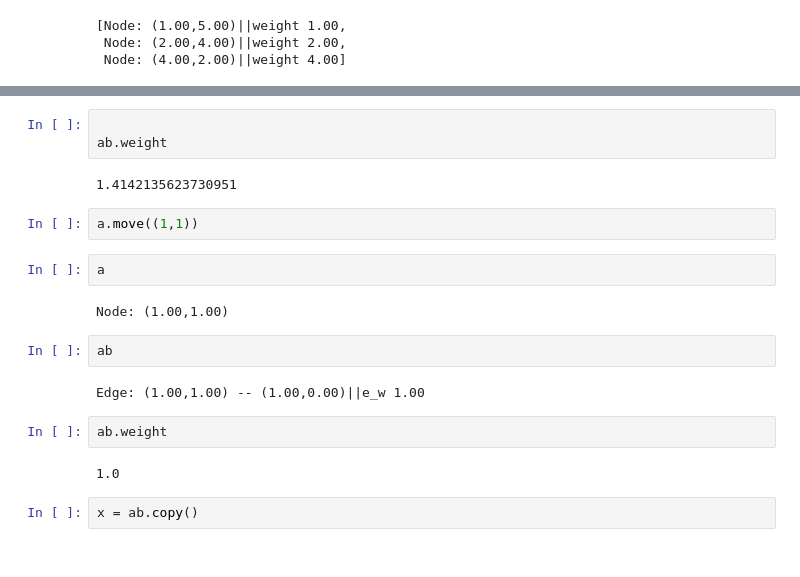
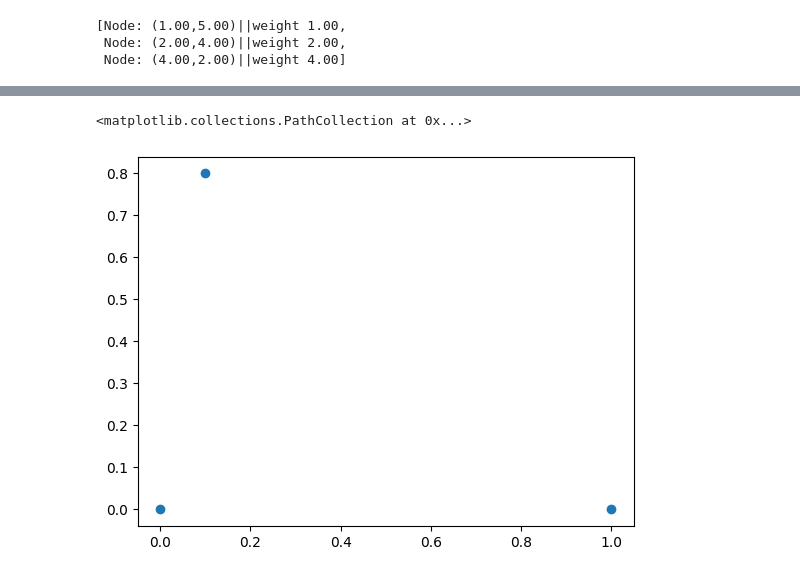
Before and after one commit to jmgpgit/Final-Project, a Jupyter notebook: src/recreate.ipynb, the cells around one changed output, grey strips where cells are left out. Saved outputs shown, nothing was run; the diff lists cells and outputs as text.

```diff
--- a/src/recreate.ipynb
+++ b/src/recreate.ipynb
@@ -710,21 +861,4 @@ Edge: (0.00,1.00) -- (1.00,0.00)||e_w 1.41
 # %%
-
-ab.weight
 # %% [output]
-1.4142135623730951
+<matplotlib.collections.PathCollection at 0x...>
+[figure, added]
-# %%
-a.move((1,1))
-# %%
-a
-# %% [output]
-Node: (1.00,1.00)
-# %%
-ab
-# %% [output]
-Edge: (1.00,1.00) -- (1.00,0.00)||e_w 1.00
-# %%
-ab.weight
-# %% [output]
-1.0
-# %%
-x = ab.copy()
```
Also changed, not shown: parts of 20 cells of this notebook, 8 other files.
